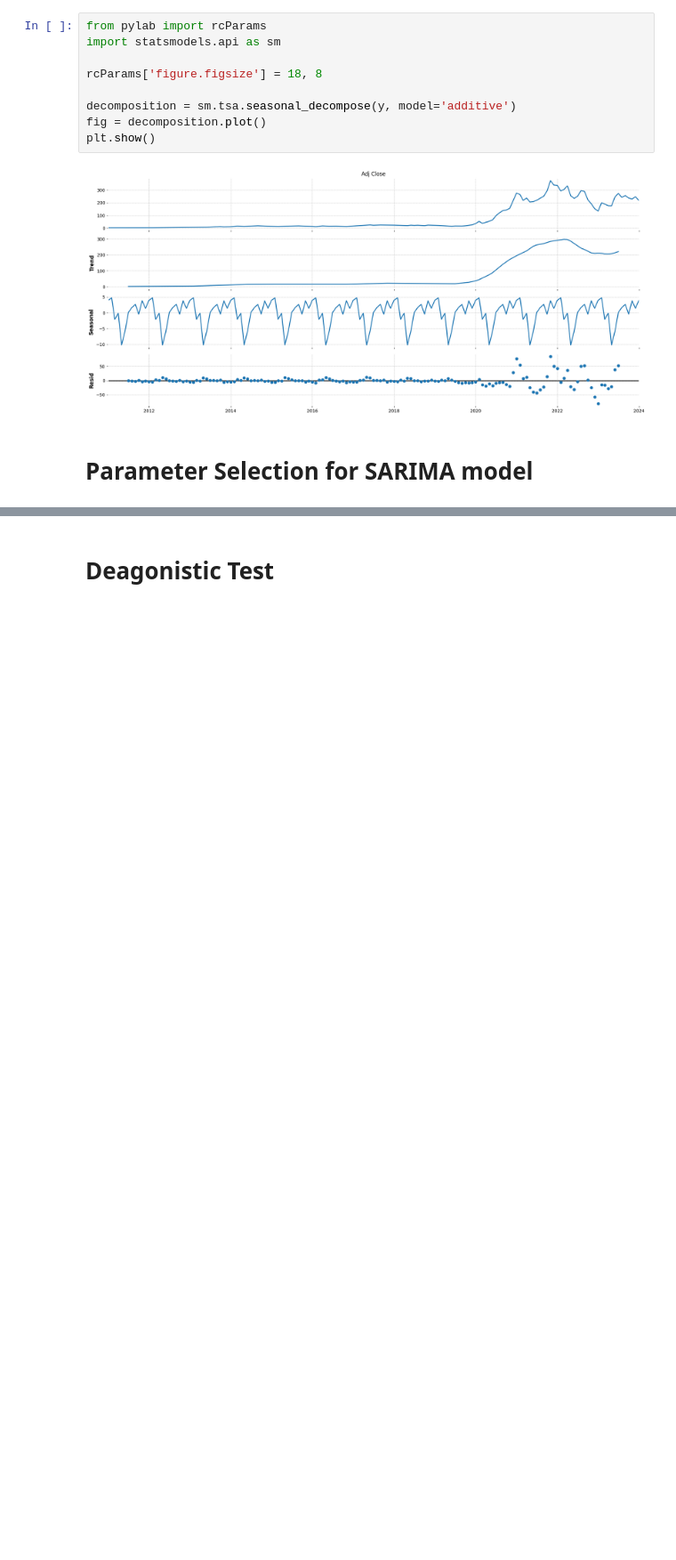
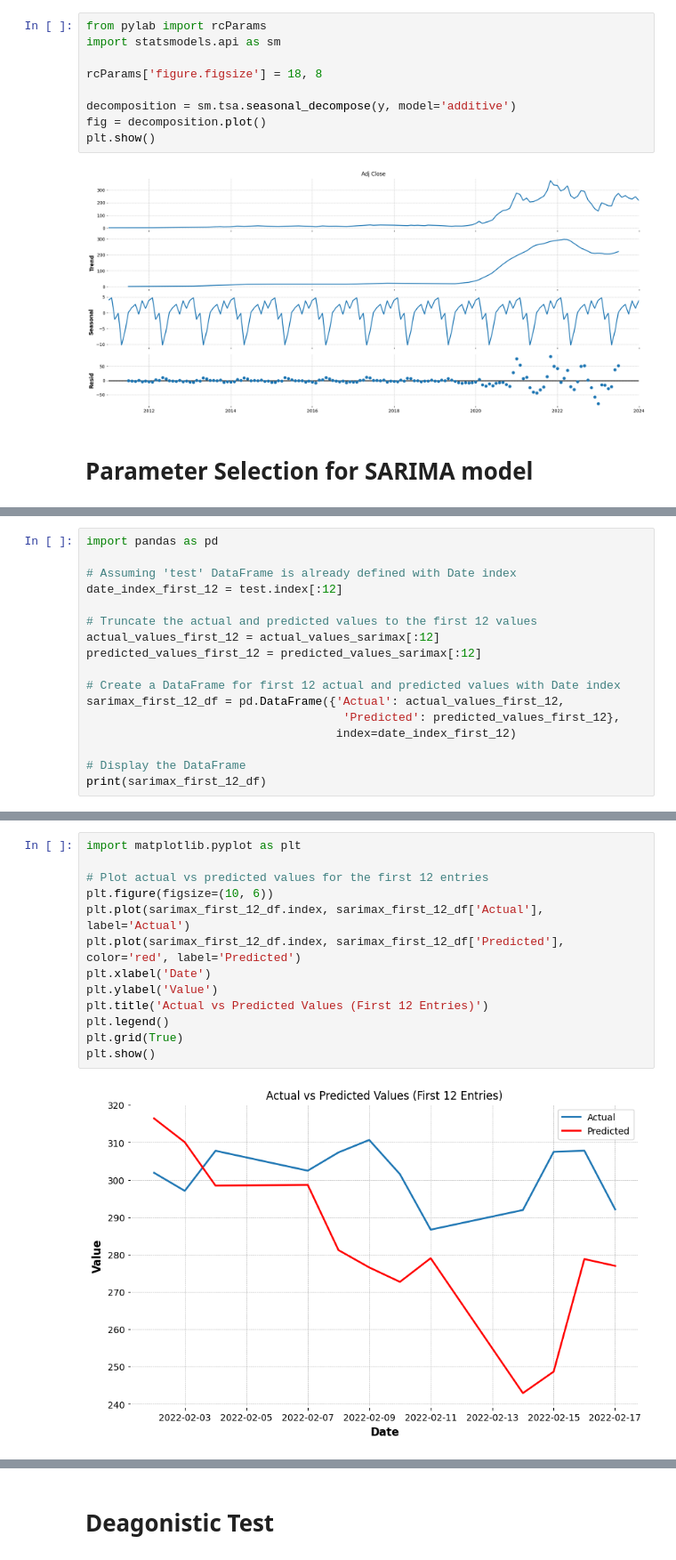
Before and after one commit to pxs1990/DS_projects, a Jupyter notebook: time_series_analysis.ipynb, the cells around one changed output, grey strips where cells are left out. Shown at 89% size. Cells and saved outputs as stored; diff of their text form; blank space fills up the shorter version.

```diff
--- a/time_series_analysis.ipynb
+++ b/time_series_analysis.ipynb
@@ -774,0 +766,17 @@ ARIMA(2, 1, 2)x(2, 1, 2, 12)12 - AIC:1028.583454987309
+# %%
+import pandas as pd
+
+# Assuming 'test' DataFrame is already defined with Date index
+date_index_first_12 = test.index[:12]
+
+# Truncate the actual and predicted values to the first 12 values
+actual_values_first_12 = actual_values_sarimax[:12]
+predicted_values_first_12 = predicted_values_sarimax[:12]
+
+# Create a DataFrame for first 12 actual and predicted values with Date index
+sarimax_first_12_df = pd.DataFrame({'Actual': actual_values_first_12,
+                                     'Predicted': predicted_values_first_12},
+                                    index=date_index_first_12)
+
+# Display the DataFrame
+print(sarimax_first_12_df)
@@ -774,0 +798,15 @@ ARIMA(2, 1, 2)x(2, 1, 2, 12)12 - AIC:1028.583454987309
+# %%
+import matplotlib.pyplot as plt
+
+# Plot actual vs predicted values for the first 12 entries
+plt.figure(figsize=(10, 6))
+plt.plot(sarimax_first_12_df.index, sarimax_first_12_df['Actual'], label='Actual')
+plt.plot(sarimax_first_12_df.index, sarimax_first_12_df['Predicted'], color='red', label='Predicted')
+plt.xlabel('Date')
+plt.ylabel('Value')
+plt.title('Actual vs Predicted Values (First 12 Entries)')
+plt.legend()
+plt.grid(True)
+plt.show()
+# %% [output]
+[figure, added]
```
Also changed, not shown: parts of 33 cells of this notebook.
